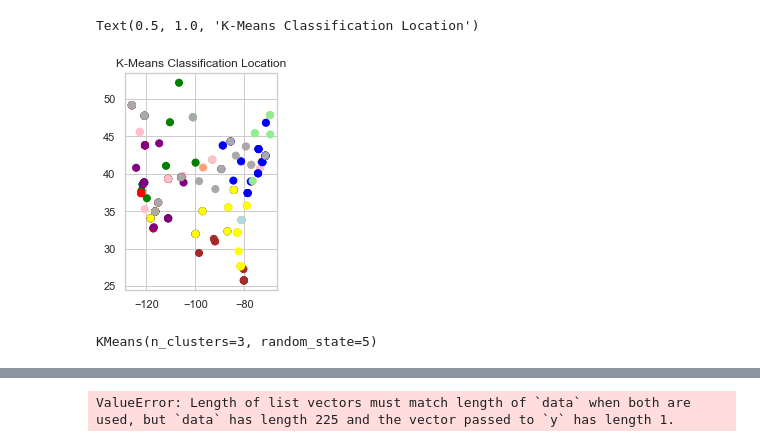
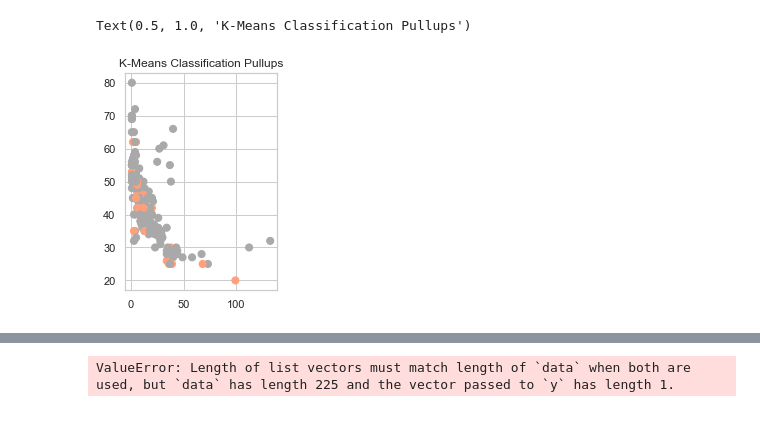
Before and after one commit to allisontao/crossfit-games-analysis, a Jupyter notebook: clustering.ipynb, the cells around one changed output, grey strips where cells are left out. Cells and saved outputs as stored; diff of their text form; code cells hidden in the pictures.

```diff
--- a/clustering.ipynb
+++ b/clustering.ipynb
@@ -67,20 +62,23 @@ df.columns = ['rank', 'age', 'run5k', 'pullups', 'fran', 'longitude', 'latitude'
+# %%
+# pullups women
+clustering = KMeans(n_clusters=2,random_state=5)
+clustering.fit(X_w)
+color_theme = np.array(['darkgray','lightsalmon'])
+
+plt.subplot(1,2,2)
+plt.scatter(x=df_women['rank'],y=df_women['pullups'],c=color_theme[clustering.labels_],s=50)
+plt.title('K-Means Classification Pullups')
+# %% [output]
+Text(0.5, 1.0, 'K-Means Classification Pullups')
+[figure, added]
 # %%
-mask = (df['longitude'] >= -135) & (df['longitude'] <= -60) & (df['latitude'] >= 25) & (df['latitude'] <= 60)
-# mask = (df['longitude'] >= -85) & (df['longitude'] <= -75) & (df['latitude'] >= 25) & (df['latitude'] <= 35)
-df2 = df.loc[mask]
-df2
-x = scale(df2)
-color_theme = np.array(['darkgray','lightsalmon', 'blue', 'red', 'green', 'yellow', 'purple', 'black', 'brown', 'pink', 'lightblue', 'lightgreen'])
-clustering = KMeans(n_clusters=12,random_state=4)
-clustering.fit(x)
-plt.subplot(1,2,2)
-plt.scatter(x=df2['longitude'],y=df2['latitude'],c=color_theme[clustering.labels_],s=50)
-plt.title('K-Means Classification Location')
+# mask = (df['longitude'] >= -135) & (df['longitude'] <= -60) & (df['latitude'] >= 25) & (df['latitude'] <= 60)
+# df2 = df.loc[mask]
+# df2
+# x = scale(df2)
+# color_theme = np.array(['darkgray','lightsalmon', 'blue', 'red', 'green', 'yellow', 'purple', 'black', 'brown', 'pink', 'lightblue', 'lightgreen'])
+# clustering = KMeans(n_clusters=12,random_state=4)
+# clustering.fit(x)
+# plt.subplot(1,2,2)
+# plt.scatter(x=df2['longitude'],y=df2['latitude'],c=color_theme[clustering.labels_],s=50)
+# plt.title('K-Means Classification Location')
-# %% [output]
-Text(0.5, 1.0, 'K-Means Classification Location')
-[figure, removed]
-# %%
-clustering = KMeans(n_clusters=3,random_state=5)
-clustering.fit(X)
-# %% [output]
-KMeans(n_clusters=3, random_state=5)
```
Also changed, not shown: parts of 12 cells of this notebook.
